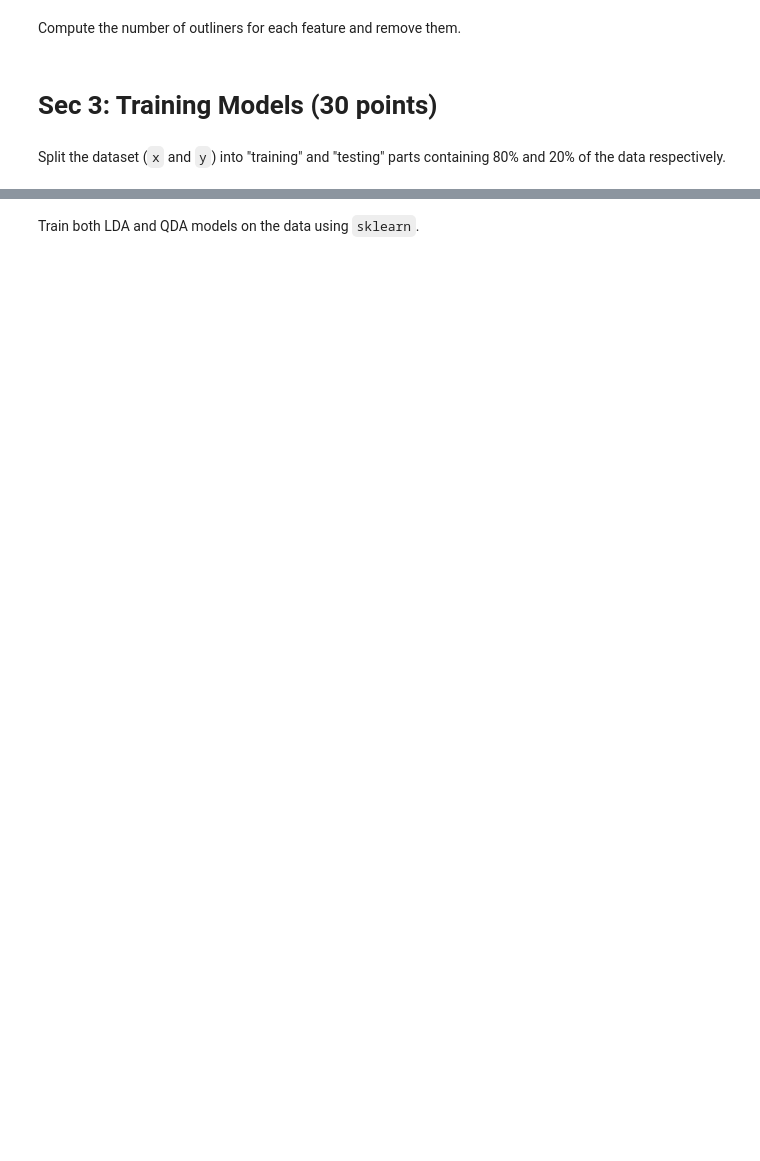
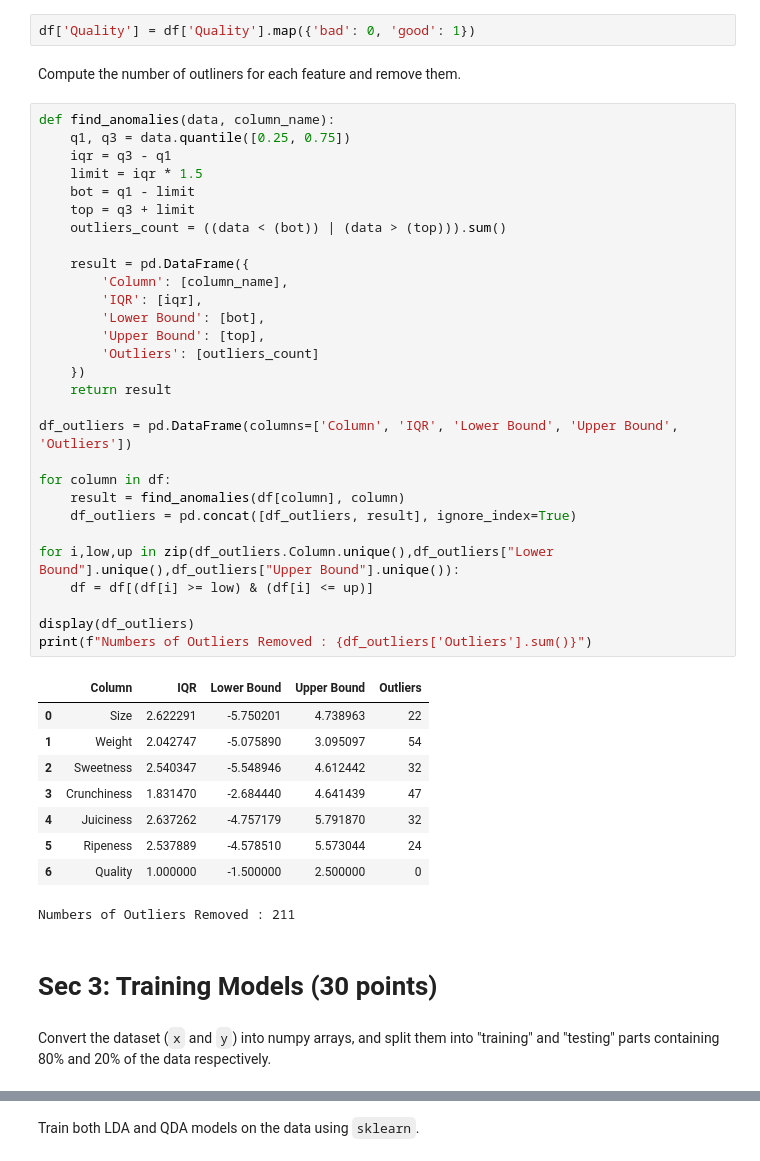
Before and after one commit to AmirMohammadFakhimi/ML-HW2, a Jupyter notebook: ML-HW.ipynb, the cells around one changed output, grey strips where cells are left out. Drawn from its saved outputs; the diff is of its cells as text; blank space fills up the shorter version.

```diff
--- a/ML-HW.ipynb
+++ b/ML-HW.ipynb
@@ -51,9 +106,50 @@ Plot the correlation matrix.
 # Sec 2: Preprocessing (10 points)
 # %% [markdown]
 Convert Quality column to a new binary column (having only 0 and 1 values). Then remove the original column.
+# %%
+df['Quality'] = df['Quality'].map({'bad': 0, 'good': 1})
 # %% [markdown]
 Compute the number of outliners for each feature and remove them.
+# %%
+def find_anomalies(data, column_name):
+    q1, q3 = data.quantile([0.25, 0.75])
+    iqr = q3 - q1
+    limit = iqr * 1.5
+    bot = q1 - limit
+    top = q3 + limit
+    outliers_count = ((data < (bot)) | (data > (top))).sum()
+
+    result = pd.DataFrame({
+        'Column': [column_name],
+        'IQR': [iqr],
+        'Lower Bound': [bot],
+        'Upper Bound': [top],
+        'Outliers': [outliers_count]
+    })
+    return result
+
+df_outliers = pd.DataFrame(columns=['Column', 'IQR', 'Lower Bound', 'Upper Bound', 'Outliers'])
+
+for column in df:
+    result = find_anomalies(df[column], column)
+    df_outliers = pd.concat([df_outliers, result], ignore_index=True)
+
+for i,low,up in zip(df_outliers.Column.unique(),df_outliers["Lower Bound"].unique(),df_outliers["Upper Bound"].unique()):
+    df = df[(df[i] >= low) & (df[i] <= up)]
+
+display(df_outliers)
+print(f"Numbers of Outliers Removed : {df_outliers['Outliers'].sum()}")
+# %% [output]
+|  | Column | IQR | Lower Bound | Upper Bound | Outliers |
+| 0 | Size | 2.622291 | -5.750201 | 4.738963 | 22 |
+| 1 | Weight | 2.042747 | -5.075890 | 3.095097 | 54 |
+| 2 | Sweetness | 2.540347 | -5.548946 | 4.612442 | 32 |
+| 3 | Crunchiness | 1.831470 | -2.684440 | 4.641439 | 47 |
+| 4 | Juiciness | 2.637262 | -4.757179 | 5.791870 | 32 |
+| 5 | Ripeness | 2.537889 | -4.578510 | 5.573044 | 24 |
+| 6 | Quality | 1.000000 | -1.500000 | 2.500000 | 0 |
+Numbers of Outliers Removed : 211
 # %% [markdown]
 # Sec 3: Training Models (30 points)
 # %% [markdown]
-Split the dataset (`x` and `y`) into "training" and "testing" parts containing 80% and 20% of the data respectively.
+Convert the dataset (`x` and `y`) into numpy arrays, and split them into "training" and "testing" parts containing 80% and 20% of the data respectively.
```
Also changed, not shown: parts of 23 cells of this notebook, 1 other file.
